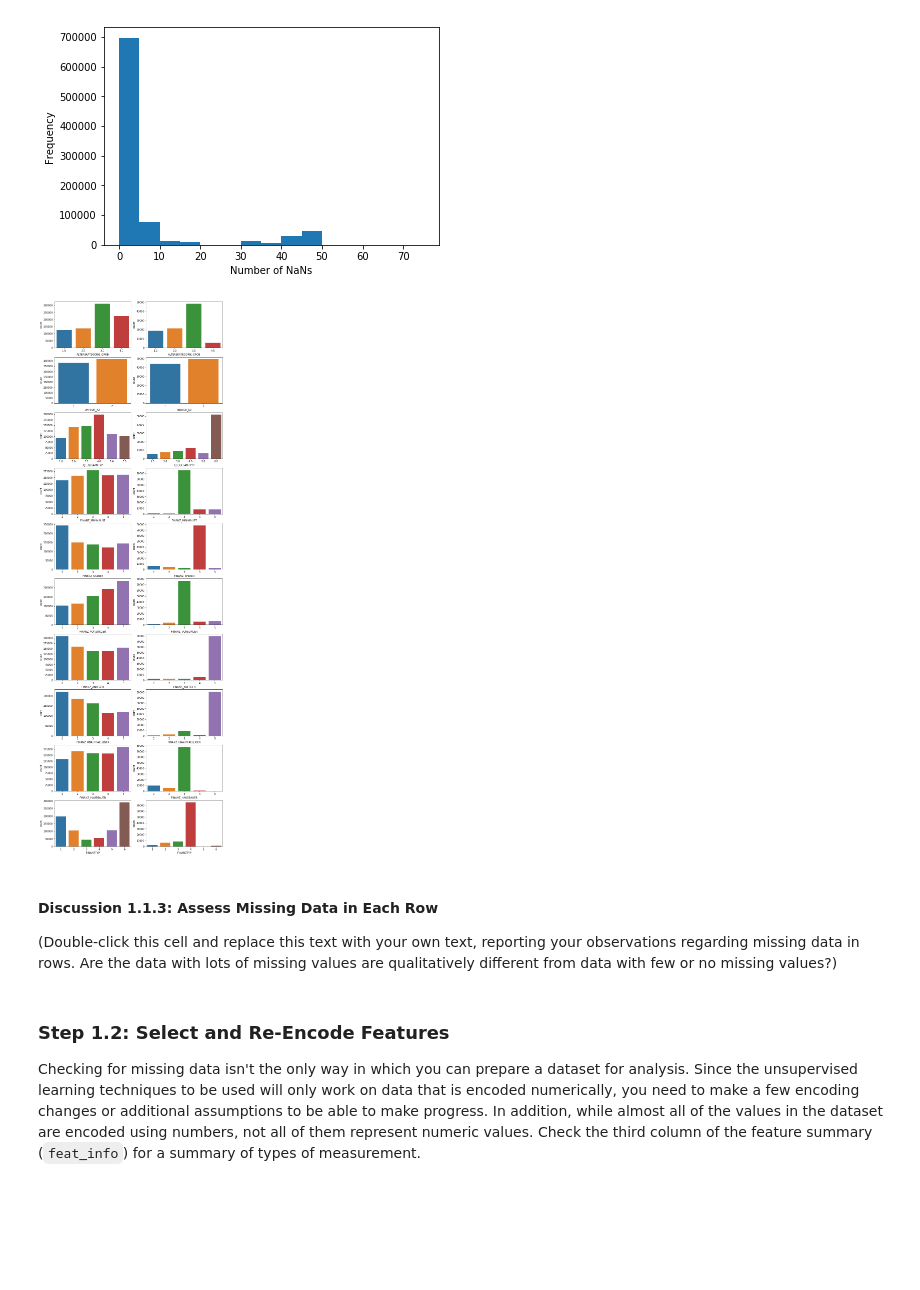
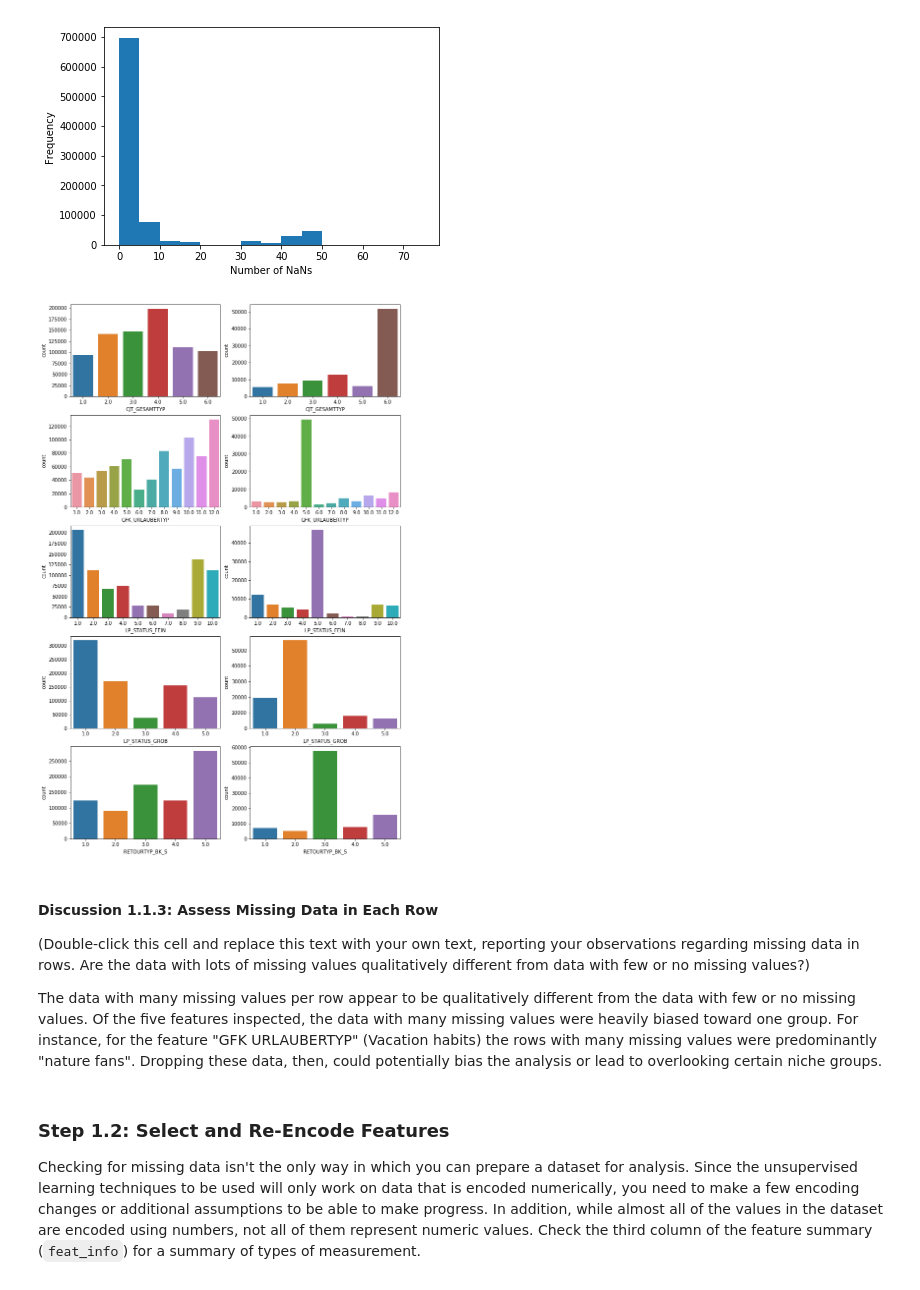
Before and after one commit to joshtice/Udacity_clustering_project, a Jupyter notebook: Identify_Customer_Segments.ipynb, the cells around one changed output. Saved outputs shown, nothing was run; the diff lists cells and outputs as text; code cells hidden in the pictures; blank space fills up the shorter version.

Commit message:
Re-do analysis with more detail, e.g., not just dropping every row and feature with missing values.

```diff
--- a/Identify_Customer_Segments.ipynb
+++ b/Identify_Customer_Segments.ipynb
@@ -175,12 +196,17 @@ plt.show()
 # %% [output]
 [figure]
 # %%
-# Remove the outlier columns from the dataset. (You'll perform other data
-# engineering tasks such as re-encoding and imputation later.)
+# Step 3: Remove the outlier columns from the dataset.
+
+outlier_threshold = 200000
 
 outlier_cols = []
 for col in azdias_nan.columns:
-    if azdias_nan[col].isnull().sum() > 200000:
+    if azdias_nan[col].isnull().sum() > outlier_threshold:
         outlier_cols.append(col)
 
+print("Outlier features:")
+for col in outlier_cols:
+    print(col)
+
 azdias_wout_outliers = azdias_nan.drop(labels=outlier_cols, axis=1)
@@ -262,22 +324,30 @@ azdias_high_nans = azdias_wout_outliers[num_nans >= 25]
 # %%
 # Compare the distribution of values for at least five columns where there are
 # no or few missing values, between the two subsets.
 random.seed(42)
-num_features = 10
+five_columns = [
+    "CJT_GESAMTTYP",
+    "GFK_URLAUBERTYP",
+    "LP_STATUS_FEIN",
+    "LP_STATUS_GROB",
+    "RETOURTYP_BK_S",
+]
 
-fig = plt.figure(figsize=(12, 4*num_features))
+fig = plt.figure(figsize=(12, 20))
 ax = []
-for i, col in enumerate(azdias_low_nans.columns[:num_features]):
-    plt.subplot(num_features, 2, 2*i+1)
+for i, col in enumerate(five_columns):
+    plt.subplot(5, 2, 2*i+1)
     sns.countplot(azdias_low_nans[col])
-    plt.subplot(num_features, 2, 2*i+2)
+    plt.subplot(5, 2, 2*i+2)
     sns.countplot(azdias_high_nans[col])
 # %% [output]
-[figure, old version]
+[figure, new version]
 # %% [markdown]
 #### Discussion 1.1.3: Assess Missing Data in Each Row
 
-(Double-click this cell and replace this text with your own text, reporting your observations regarding missing data in rows. Are the data with lots of missing values are qualitatively different from data with few or no missing values?)
+(Double-click this cell and replace this text with your own text, reporting your observations regarding missing data in rows. Are the data with lots of missing values qualitatively different from data with few or no missing values?)
+
+The data with many missing values per row appear to be qualitatively different from the data with few or no missing values. Of the five features inspected, the data with many missing values were heavily biased toward one group. For instance, for the feature "GFK URLAUBERTYP" (Vacation habits) the rows with many missing values were predominantly "nature fans". Dropping these data, then, could potentially bias the analysis or lead to overlooking certain niche groups.
 # %% [markdown]
 ### Step 1.2: Select and Re-Encode Features
 
```
Also changed, not shown: parts of 41 cells of this notebook.
